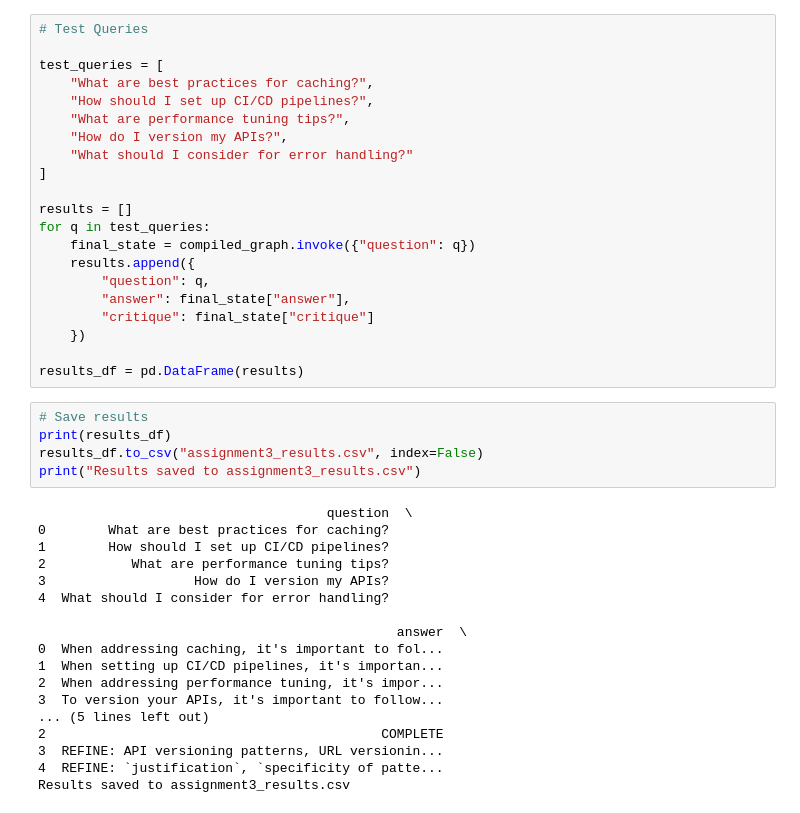
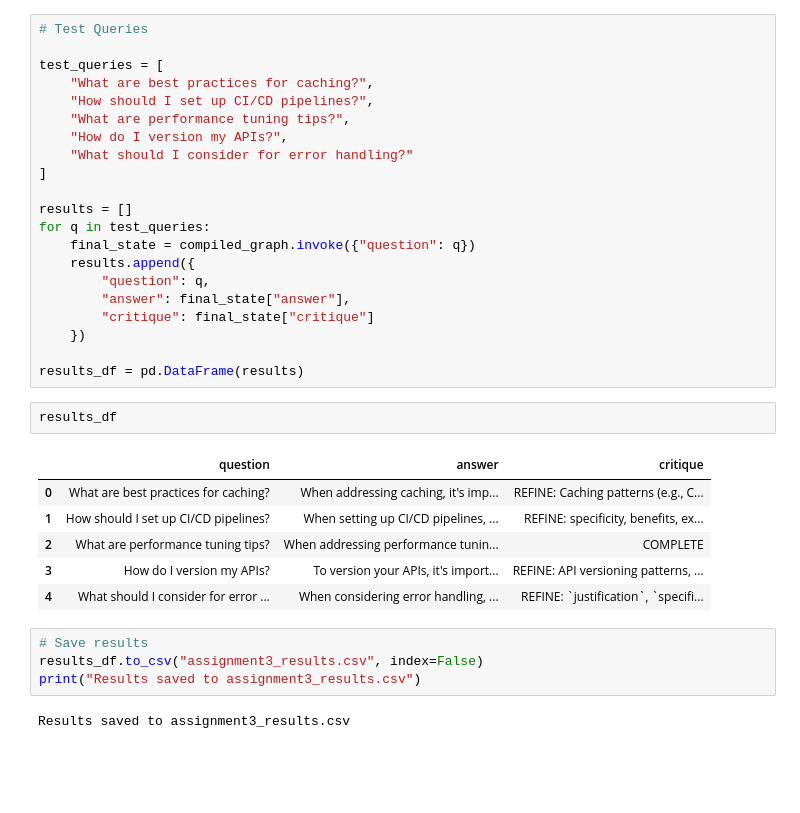
Before and after one commit to shivaam816/GenAI_GCP_3, a Jupyter notebook: assignment3.ipynb, the cells around one changed output. Saved outputs shown, nothing was run; the diff lists cells and outputs as text; blank space fills up the shorter version.

```diff
--- a/assignment3.ipynb
+++ b/assignment3.ipynb
@@ -275,26 +278,18 @@ for q in test_queries:
     })
 
 results_df = pd.DataFrame(results)
+# %%
+results_df
+# %% [output]
+|  | question | answer | critique |
+| 0 | What are best practices for caching? | When addressing caching, it's imp... | REFINE: Caching patterns (e.g., C... |
+| 1 | How should I set up CI/CD pipelines? | When setting up CI/CD pipelines, ... | REFINE: specificity, benefits, ex... |
+| 2 | What are performance tuning tips? | When addressing performance tunin... | COMPLETE |
+| 3 | How do I version my APIs? | To version your APIs, it's import... | REFINE: API versioning patterns, ... |
+| 4 | What should I consider for error ... | When considering error handling, ... | REFINE: `justification`, `specifi... |
 # %%
 # Save results
-print(results_df)
 results_df.to_csv("assignment3_results.csv", index=False)
 print("Results saved to assignment3_results.csv")
 # %% [output]
-                                     question  \
-0        What are best practices for caching?
-1        How should I set up CI/CD pipelines?
-2           What are performance tuning tips?
-3                   How do I version my APIs?
-4  What should I consider for error handling?
-
-                                              answer  \
-0  When addressing caching, it's important to fol...
-1  When setting up CI/CD pipelines, it's importan...
-2  When addressing performance tuning, it's impor...
-3  To version your APIs, it's important to follow...
-... (5 lines left out)
-2                                           COMPLETE
-3  REFINE: API versioning patterns, URL versionin...
-4  REFINE: `justification`, `specificity of patte...
 Results saved to assignment3_results.csv
```
Also changed, not shown: parts of 5 cells of this notebook.
